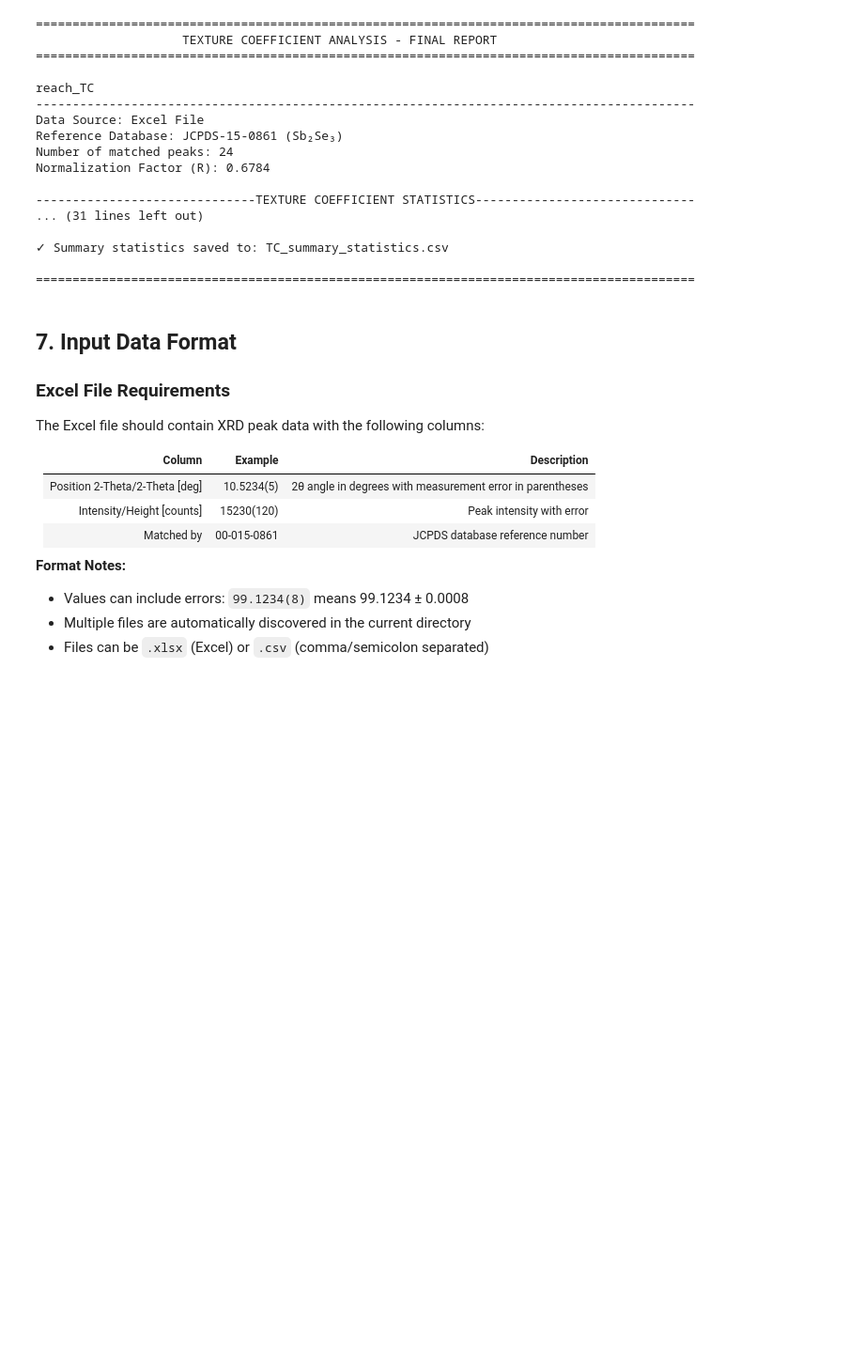
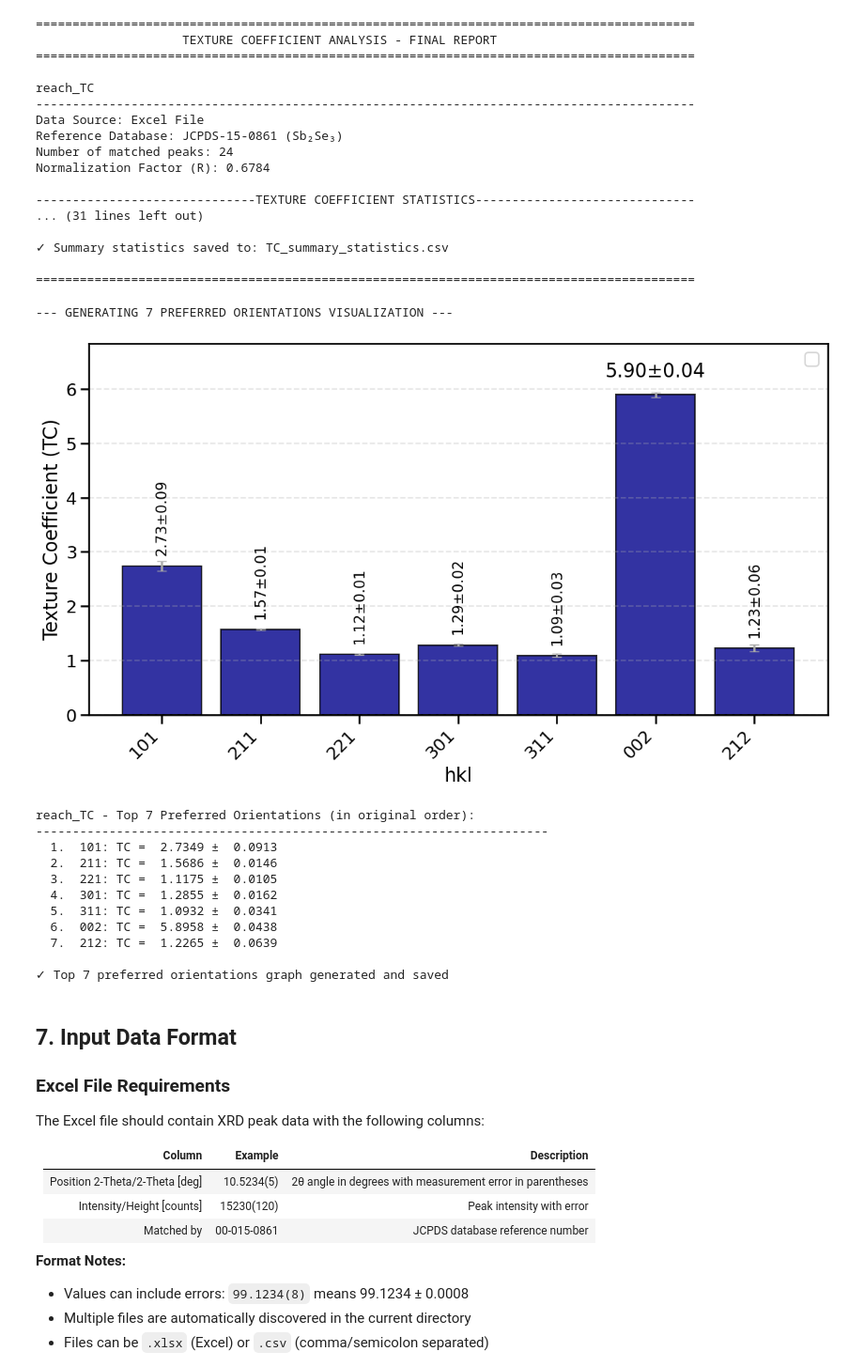
Before and after one commit to JotaP-183/Data_Analysis, a Jupyter notebook: Texture_Coefficient_Analysis.ipynb, the cells around one changed output. Shown at 94% size. Drawn from its saved outputs; the diff is of its cells as text; code cells hidden in the pictures; blank space fills up the shorter version.

Commit message:
XRD pattern and prefered orientations

```diff
--- a/Texture_Coefficient_Analysis.ipynb
+++ b/Texture_Coefficient_Analysis.ipynb
@@ -725,6 +725,82 @@ Normalization Factor (R): 0.6784
 ✓ Summary statistics saved to: TC_summary_statistics.csv
 
 ==========================================================================================
+# %%
+print("\n--- GENERATING 7 PREFERRED ORIENTATIONS VISUALIZATION ---")
+
+for filename, tc_result in all_TC_results.items():
+
+    import seaborn as sns
+
+    sns.set_context("talk", font_scale=1.1)
+
+    hkl_labels = tc_result['hkl']
+    TC_values = tc_result['TC']
+    TC_errors = tc_result['TC_errors']
+
+    # Get top 7 preferred orientations (highest TC values) but maintain original order
+    top_7_indices = np.argsort(TC_values)[-7:]
+    top_7_indices = np.sort(top_7_indices)  # Sort by original position to maintain order
+
+    top_7_hkl = [hkl_labels[i] for i in top_7_indices]
+    top_7_TC = TC_values[top_7_indices]
+    top_7_errors = TC_errors[top_7_indices]
+
+    # Create figure for top 7 preferred orientations
+    fig, ax = plt.subplots(figsize=(12, 7))
+
+    # Create bar chart with error bars
+    bars = ax.bar(range(len(top_7_hkl)), top_7_TC,
+                   yerr=top_7_errors, capsize=5, ecolor='darkgray',
+                   color='darkblue', edgecolor='black', alpha=0.8, linewidth=1.5)
+
+    # Labels and title
+    #ax.set_title(f'Sb₂Se₃ - Top 7 Preferred Crystal Orientations\n{filename}', )
+    ax.set_xlabel('hkl', )
+    ax.set_ylabel('Texture Coefficient (TC)', )
+    ax.set_xticks(range(len(top_7_hkl)))
+    ax.set_xticklabels(top_7_hkl, rotation=45, ha='right')
+    ax.grid(axis='y', alpha=0.3, linestyle='--')
+    ax.legend(loc='best')
+
+    # Add value labels on bars
+    for i, (bar, tc_val, tc_err) in enumerate(zip(bars, top_7_TC, top_7_errors)):
+        height = bar.get_height()
+        if height > 0.01:
+            label_text = f'{tc_val:.2f}' if tc_err == 0 else f'{tc_val:.2f}±{tc_err:.2f}'
+        if height + tc_err + 0.4 > ax.get_ylim()[1]:  # Ensure label fits within y-axis limits
+            ax.text(bar.get_x() + bar.get_width()/2, height + tc_err + 0.2,
+                    label_text, ha='center', va='bottom')
+        else:
+            ax.text(bar.get_x() + bar.get_width()/2, height + 0.2,
+                    label_text, ha='center', va='bottom', rotation=90, fontsize=15)
+
+    ax.set_ylim(0, max(top_7_TC + top_7_errors) * 1.15)
+    plt.tight_layout()
+    plt.savefig(f'TC_top7_preferred_orientations_{filename}.png', dpi=300, bbox_inches='tight')
+    plt.show()
+
+    # Print summary of top 7
+    print(f"\n{filename} - Top 7 Preferred Orientations (in original order):")
+    print("-" * 70)
+    for rank, (idx, hkl, tc, err) in enumerate(zip(top_7_indices, top_7_hkl, top_7_TC, top_7_errors), 1):
+        print(f"  {rank}. {hkl:>4s}: TC = {tc:7.4f} ± {err:7.4f}")
+
+print("\n✓ Top 7 preferred orientations graph generated and saved")
+# %% [output]
+--- GENERATING 7 PREFERRED ORIENTATIONS VISUALIZATION ---
+[figure, added]
+reach_TC - Top 7 Preferred Orientations (in original order):
+----------------------------------------------------------------------
+  1.  101: TC =  2.7349 ±  0.0913
+  2.  211: TC =  1.5686 ±  0.0146
+  3.  221: TC =  1.1175 ±  0.0105
+  4.  301: TC =  1.2855 ±  0.0162
+  5.  311: TC =  1.0932 ±  0.0341
+  6.  002: TC =  5.8958 ±  0.0438
+  7.  212: TC =  1.2265 ±  0.0639
+
+✓ Top 7 preferred orientations graph generated and saved
 # %% [markdown]
 ## 7. Input Data Format
 
```
Also changed, not shown: parts of 3 cells of this notebook, 4 other files.
